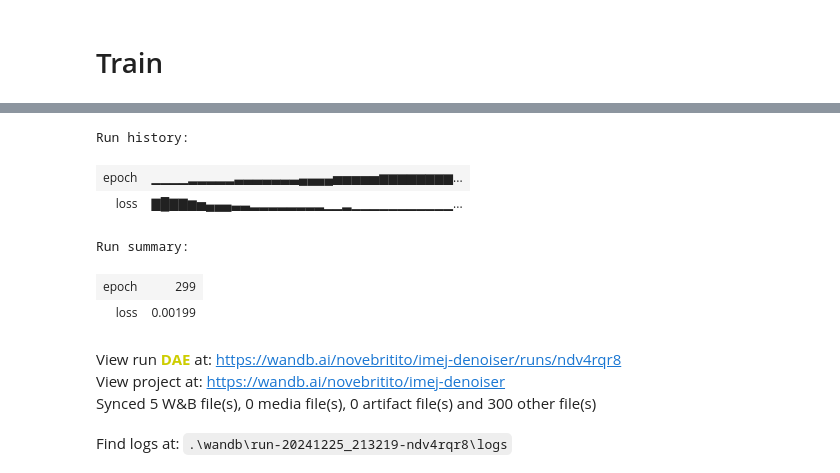
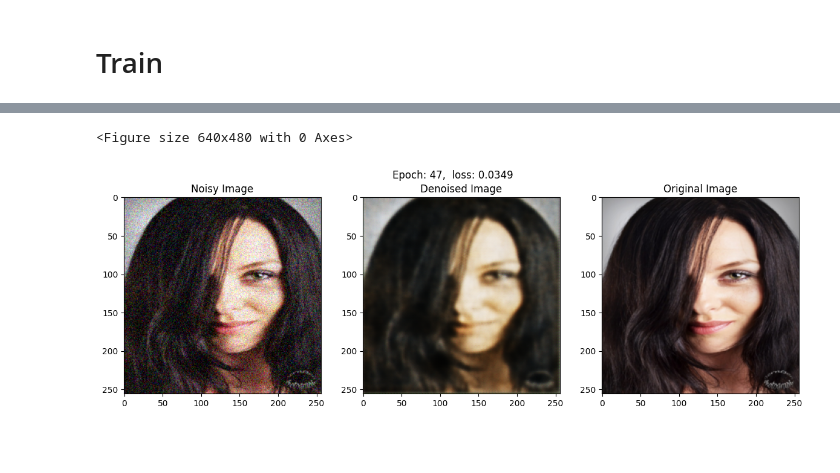
Before and after one commit to Benedixx/imej-denoiser, a Jupyter notebook: train.ipynb, the cells around one changed output, grey strips where cells are left out. Cells and saved outputs as stored; diff of their text form; code cells hidden in the pictures; blank space fills up the shorter version.

```diff
--- a/train.ipynb
+++ b/train.ipynb
@@ -52,13 +53,10 @@ class NonClassDataLoader(Dataset):
 # %%
 # Define the named functions
 def add_gaussian_noise(x):
-    return x + 0.08 * torch.randn_like(x)
+    return x + 0.1 * torch.randn_like(x)
 
 def normalize_tensor(x):
     return torch.clamp(x, 0., 1.)
-
-def resize_tensor(x):
-    return F.interpolate(x.unsqueeze(0), size=(256, 256), mode='bilinear', align_corners=False).squeeze(0)
 
 # Update the transform with named functions
 transform = transforms.Compose([
@@ -69,18 +67,18 @@ transform = transforms.Compose([
 ])
 
 # Load data from folder
-noised_data = NonClassDataLoader(root_dir=DATA_PATH, transforms=transform)
-clean_data = NonClassDataLoader(root_dir=DATA_PATH, transforms=transforms.Compose([transforms.Resize((256, 256)), transforms.ToTensor()]))
+noised_data_loader = NonClassDataLoader(root_dir=DATA_PATH, transforms=transform)
+clean_data_loader = NonClassDataLoader(root_dir=DATA_PATH, transforms=transforms.Compose([transforms.Resize((256, 256)), transforms.ToTensor()]))
 
 train_data = DataLoader(
-    dataset=noised_data,
+    dataset=noised_data_loader,
     batch_size=BATCH_SIZE,
     shuffle=False,
     pin_memory=True,
 )
 
 clean_data = DataLoader(
-    dataset=clean_data,
+    dataset=clean_data_loader,
     batch_size=BATCH_SIZE,
     shuffle=False,
     pin_memory=True,
@@ -159,9 +246,8 @@ def plot_images(noisy, denoised, epoch, loss):
 # %%
-epochs = 300
+epochs = 200
 dae_model = DenoisingAutoencoder(input_channels=3).to(DEVICE)
-optimizer = torch.optim.Adam(dae_model.parameters(), lr=1e-3)
-scheduler = torch.optim.lr_scheduler.StepLR(optimizer, step_size=100, gamma=0.5)
-criterion = nn.MSELoss()
+optimizer = torch.optim.AdamW(dae_model.parameters(), lr=1e-4, weight_decay=1e-5)
+scheduler = torch.optim.lr_scheduler.CosineAnnealingLR(optimizer, T_max=epochs, eta_min=1e-6)
 dae_model.train()
 # %% [output]
 DenoisingAutoencoder(
@@ -183,35 +269,64 @@ DenoisingAutoencoder(
 )
 # %%
 print('START TRAINING')
+best_loss = float('inf')
+epochs_no_improve = 0
+n_epochs_stop = 10
+
 for epoch in range(epochs):
+    existing_loss = 0
     for noisy, clean in zip(train_data, clean_data):
         noisy = noisy.to(DEVICE)
         clean = clean.to(DEVICE)
+        optimizer.zero_grad()
 
         denoised_img = dae_model(noisy)
-        loss = criterion(denoised_img, clean)
+        loss = loss_func(denoised_img, clean)
 
-        optimizer.zero_grad()
         loss.backward()
+
+        # gradient clipping
+        torch.nn.utils.clip_grad_norm_(parameters=dae_model.parameters(), max_norm=1)
+
         optimizer.step()
 
     scheduler.step()
 
     with torch.no_grad():
-        # randomly select a noisy image
-        noisy_img = random.choice(noised_data)
-        noisy_img = noisy_img.unsqueeze(0).to(DEVICE)
+        # randomly select a noisy image and clean image same index
+        random_idx = random.randint(0, len(noised_data_loader) - 1)
+        noisy_img = noised_data_loader[random_idx].to(DEVICE).unsqueeze(0)
+        clean_img = clean_data_loader[random_idx].to(DEVICE).unsqueeze(0)
 
         # denoise the noisy image
         denoised_img = dae_model(noisy_img)
 
+        # Calculate psnr and ssim
+        psnr = 10 * torch.log10(1 / F.mse_loss(denoised_img, clean_img))
+        ssim_val = ssim(denoised_img, clean_img, data_range=1, size_average=True)
+
         # plot the noisy and denoised image
-        plot_images(noisy_img, denoised_img, epoch, loss)
+        plot_images(noisy_img, denoised_img, clean_img, epoch, loss)
         wandb.log({
             'loss': loss.item(),
             'epoch': epoch,
+            'psnr': psnr.item(),
+            'ssim': ssim_val.item(),
             'denoised_img': wandb.Image(denoised_img[0].cpu().numpy().transpose(1, 2, 0)),
         })
 
+    # Early stopping
+    if loss < best_loss:
+        best_loss = loss
+        epochs_no_improve = 0
+        # Save the model with the best loss
+        torch.save(dae_model.state_dict(), 'best_dae_model.pth')
+    else:
+        epochs_no_improve += 1
+
+    if epochs_no_improve == n_epochs_stop:
+        print(f'Early stopping at epoch {epoch}')
+        break
+
 wandb.finish()
 # %% [output]
@@ -219,12 +333,4 @@ wandb.finish()
-Run history:
+<Figure size 640x480 with 0 Axes>
-| epoch | ▁▁▁▁▂▂▂▂▂▃▃▃▃▃▃▃▄▄▄▄▅▅▅▅▅▆▆▆▆▆▆▆▆... |
-| loss | ▇█▇▇▆▅▄▄▄▃▃▂▂▂▂▂▂▂▂▁▁▂▁▁▁▁▁▁▁▁▁▁▁... |
-Run summary:
-| epoch | 299 |
-| loss | 0.00199 |
-View run DAE at: https://wandb.ai/novebritito/imej-denoiser/runs/ndv4rqr8
-View project at: https://wandb.ai/novebritito/imej-denoiser
-Synced 5 W&B file(s), 0 media file(s), 0 artifact file(s) and 300 other file(s)
-Find logs at: .\wandb\run-20241225_213219-ndv4rqr8\logs
+[figure, added]
 # %%
 # Save the model
```
Also changed, not shown: parts of 8 cells of this notebook, 3 other files.
